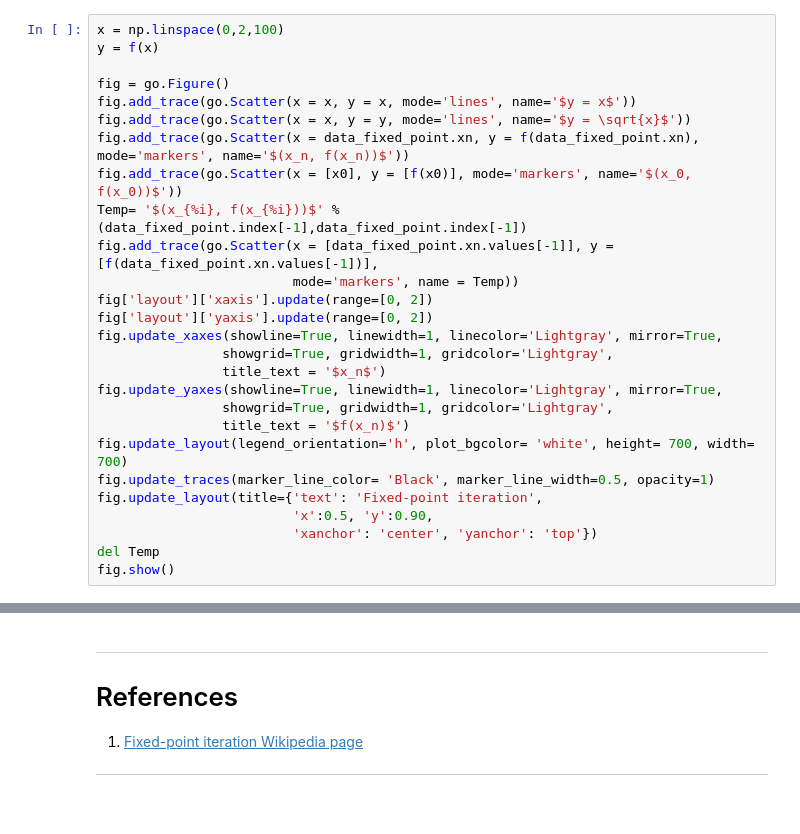
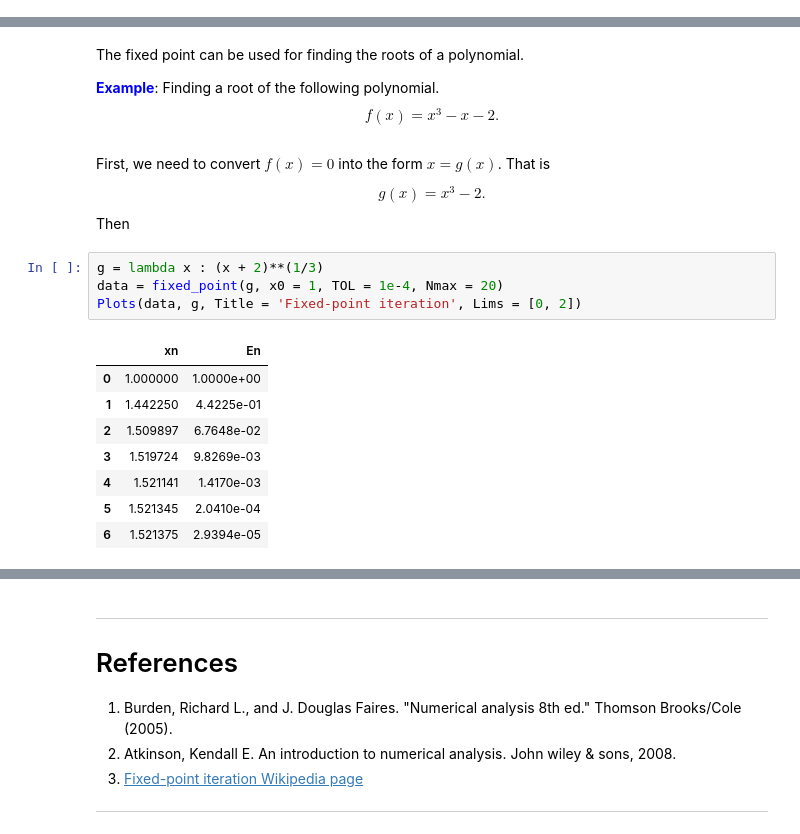
Before and after one commit to HatefDastour/Notes, a Jupyter notebook: Numerical_Analysis/Fixed_point_iteration.ipynb, the cells around one changed output, grey strips where cells are left out. Saved outputs shown, nothing was run; the diff lists cells and outputs as text; blank space fills up the shorter version.

```diff
--- a/Numerical_Analysis/Fixed_point_iteration.ipynb
+++ b/Numerical_Analysis/Fixed_point_iteration.ipynb
@@ -74,27 +109,0 @@ display(data_fixed_point.style.format({'En': "{:.4e}"}).apply(highlight_min, sub
-# %%
-x = np.linspace(0,2,100)
-y = f(x)
-
-fig = go.Figure()
-fig.add_trace(go.Scatter(x = x, y = x, mode='lines', name='$y = x$'))
-fig.add_trace(go.Scatter(x = x, y = y, mode='lines', name='$y = \sqrt{x}$'))
-fig.add_trace(go.Scatter(x = data_fixed_point.xn, y = f(data_fixed_point.xn), mode='markers', name='$(x_n, f(x_n))$'))
-fig.add_trace(go.Scatter(x = [x0], y = [f(x0)], mode='markers', name='$(x_0, f(x_0))$'))
-Temp= '$(x_{%i}, f(x_{%i}))$' % (data_fixed_point.index[-1],data_fixed_point.index[-1])
-fig.add_trace(go.Scatter(x = [data_fixed_point.xn.values[-1]], y =[f(data_fixed_point.xn.values[-1])],
-                         mode='markers', name = Temp))
-fig['layout']['xaxis'].update(range=[0, 2])
-fig['layout']['yaxis'].update(range=[0, 2])
-fig.update_xaxes(showline=True, linewidth=1, linecolor='Lightgray', mirror=True,
-                showgrid=True, gridwidth=1, gridcolor='Lightgray',
-                title_text = '$x_n$')
-fig.update_yaxes(showline=True, linewidth=1, linecolor='Lightgray', mirror=True,
-                showgrid=True, gridwidth=1, gridcolor='Lightgray',
-                title_text = '$f(x_n)$')
-fig.update_layout(legend_orientation='h', plot_bgcolor= 'white', height= 700, width= 700)
-fig.update_traces(marker_line_color= 'Black', marker_line_width=0.5, opacity=1)
-fig.update_layout(title={'text': 'Fixed-point iteration',
-                         'x':0.5, 'y':0.90,
-                         'xanchor': 'center', 'yanchor': 'top'})
-del Temp
-fig.show()
@@ -103,0 +110,23 @@ fig.show()
+# %% [markdown]
+The fixed point can be used for finding the roots of a polynomial.
+
+<font color='Blue'><b>Example</b></font>: Finding a root of the following polynomial.
+$$f(x)=x^{3}-x-2.$$
+# %% [markdown]
+First, we need to convert $f(x) = 0$ into the form $x = g(x)$. That is
+
+$$g(x)=x^{3}-2.$$
+Then
+# %%
+g = lambda x : (x + 2)**(1/3)
+data = fixed_point(g, x0 = 1, TOL = 1e-4, Nmax = 20)
+Plots(data, g, Title = 'Fixed-point iteration', Lims = [0, 2])
+# %% [output]
+|  | xn | En |
+| 0 | 1.000000 | 1.0000e+00 |
+| 1 | 1.442250 | 4.4225e-01 |
+| 2 | 1.509897 | 6.7648e-02 |
+| 3 | 1.519724 | 9.8269e-03 |
+| 4 | 1.521141 | 1.4170e-03 |
+| 5 | 1.521345 | 2.0410e-04 |
+| 6 | 1.521375 | 2.9394e-05 |
@@ -104,5 +134,7 @@ fig.show()
 # %% [markdown]
 ***
 # References
+1. Burden, Richard L., and J. Douglas Faires. "Numerical analysis 8th ed." Thomson Brooks/Cole (2005).
+1. Atkinson, Kendall E. An introduction to numerical analysis. John wiley & sons, 2008.
 1. [Fixed-point iteration Wikipedia page](https://en.wikipedia.org/wiki/Fixed-point_iteration)
 ***
```
Also changed, not shown: parts of 8 cells of this notebook.
